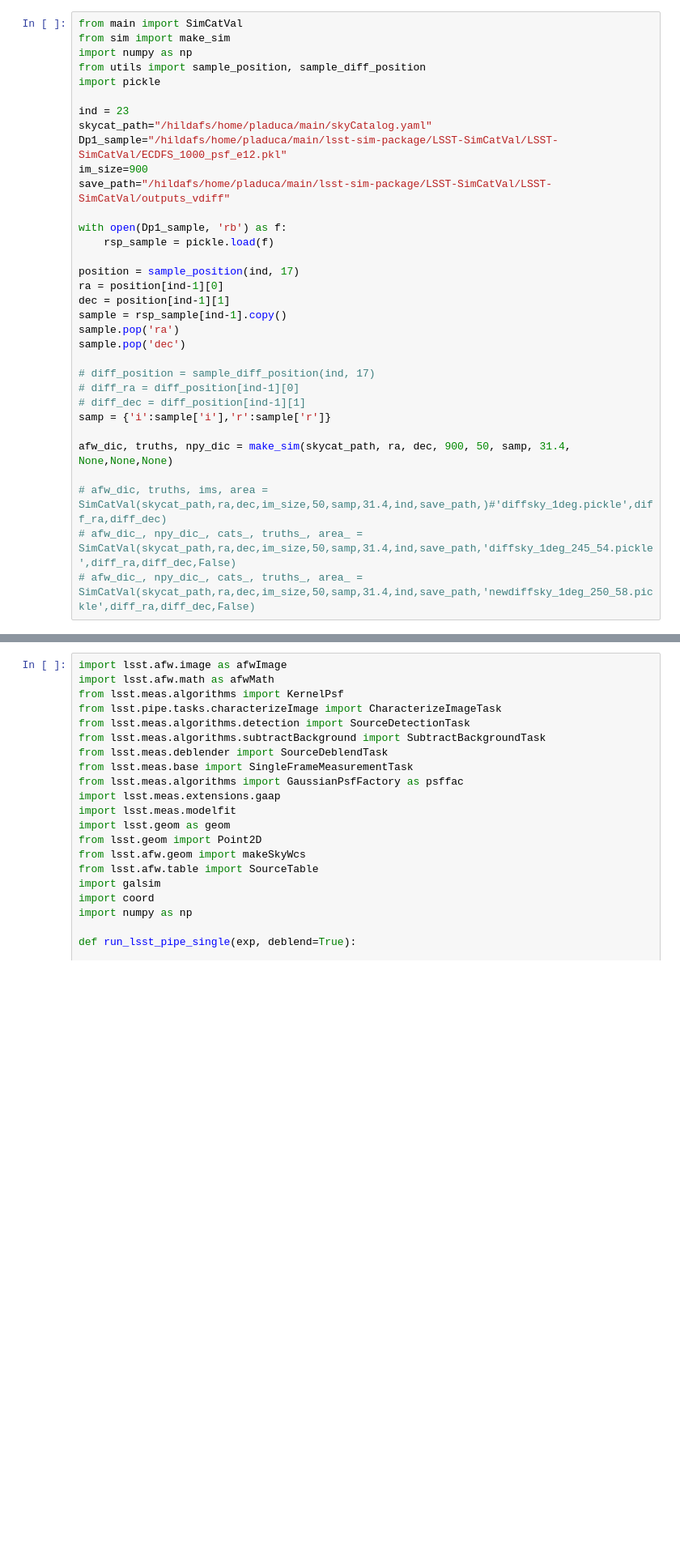
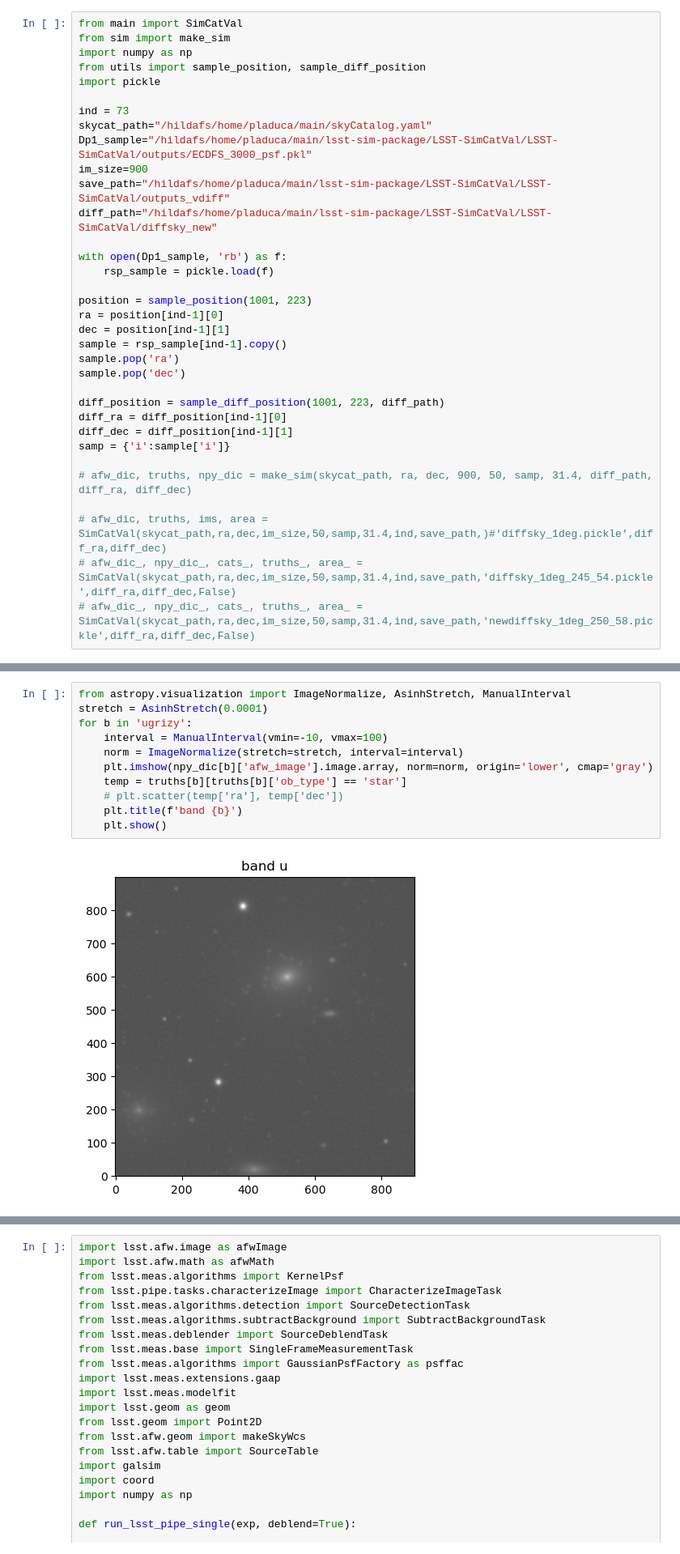
Before and after one commit to philipladuca24/LSST-SimCatVal, a Jupyter notebook: LSST-SimCatVal/testing_diffsim.ipynb, the cells around one changed output, grey strips where cells are left out. Shown at 81% size. Cells and saved outputs as stored; diff of their text form; blank space fills up the shorter version.

```diff
--- a/LSST-SimCatVal/testing_diffsim.ipynb
+++ b/LSST-SimCatVal/testing_diffsim.ipynb
@@ -5,28 +15,29 @@ import numpy as np
 from utils import sample_position, sample_diff_position
 import pickle
 
-ind = 23
+ind = 73
 skycat_path="/hildafs/home/pladuca/main/skyCatalog.yaml"
-Dp1_sample="/hildafs/home/pladuca/main/lsst-sim-package/LSST-SimCatVal/LSST-SimCatVal/ECDFS_1000_psf_e12.pkl"
+Dp1_sample="/hildafs/home/pladuca/main/lsst-sim-package/LSST-SimCatVal/LSST-SimCatVal/outputs/ECDFS_3000_psf.pkl"
 im_size=900
 save_path="/hildafs/home/pladuca/main/lsst-sim-package/LSST-SimCatVal/LSST-SimCatVal/outputs_vdiff"
+diff_path="/hildafs/home/pladuca/main/lsst-sim-package/LSST-SimCatVal/LSST-SimCatVal/diffsky_new"
 
 with open(Dp1_sample, 'rb') as f:
     rsp_sample = pickle.load(f)
 
-position = sample_position(ind, 17)
+position = sample_position(1001, 223)
 ra = position[ind-1][0]
 dec = position[ind-1][1]
 sample = rsp_sample[ind-1].copy()
 sample.pop('ra')
 sample.pop('dec')
 
-# diff_position = sample_diff_position(ind, 17)
-# diff_ra = diff_position[ind-1][0]
-# diff_dec = diff_position[ind-1][1]
-samp = {'i':sample['i'],'r':sample['r']}
+diff_position = sample_diff_position(1001, 223, diff_path)
+diff_ra = diff_position[ind-1][0]
+diff_dec = diff_position[ind-1][1]
+samp = {'i':sample['i']}
 
-afw_dic, truths, npy_dic = make_sim(skycat_path, ra, dec, 900, 50, samp, 31.4, None,None,None)
+# afw_dic, truths, npy_dic = make_sim(skycat_path, ra, dec, 900, 50, samp, 31.4, diff_path, diff_ra, diff_dec)
 
 # afw_dic, truths, ims, area = SimCatVal(skycat_path,ra,dec,im_size,50,samp,31.4,ind,save_path,)#'diffsky_1deg.pickle',diff_ra,diff_dec)
 # afw_dic_, npy_dic_, cats_, truths_, area_ = SimCatVal(skycat_path,ra,dec,im_size,50,samp,31.4,ind,save_path,'diffsky_1deg_245_54.pickle',diff_ra,diff_dec,False)
@@ -37,0 +203,13 @@ afw_dic, truths, npy_dic = make_sim(skycat_path, ra, dec, 900, 50, samp, 31.4, N
+# %%
+from astropy.visualization import ImageNormalize, AsinhStretch, ManualInterval
+stretch = AsinhStretch(0.0001)
+for b in 'ugrizy':
+    interval = ManualInterval(vmin=-10, vmax=100)
+    norm = ImageNormalize(stretch=stretch, interval=interval)
+    plt.imshow(npy_dic[b]['afw_image'].image.array, norm=norm, origin='lower', cmap='gray')
+    temp = truths[b][truths[b]['ob_type'] == 'star']
+    # plt.scatter(temp['ra'], temp['dec'])
+    plt.title(f'band {b}')
+    plt.show()
+# %% [output]
+[figure, added]
```
Also changed, not shown: parts of 13 cells of this notebook, 10 other files.
